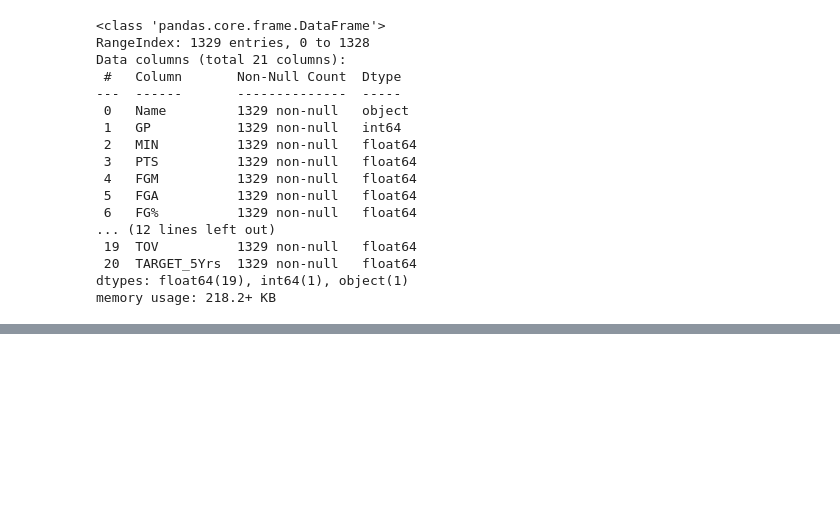
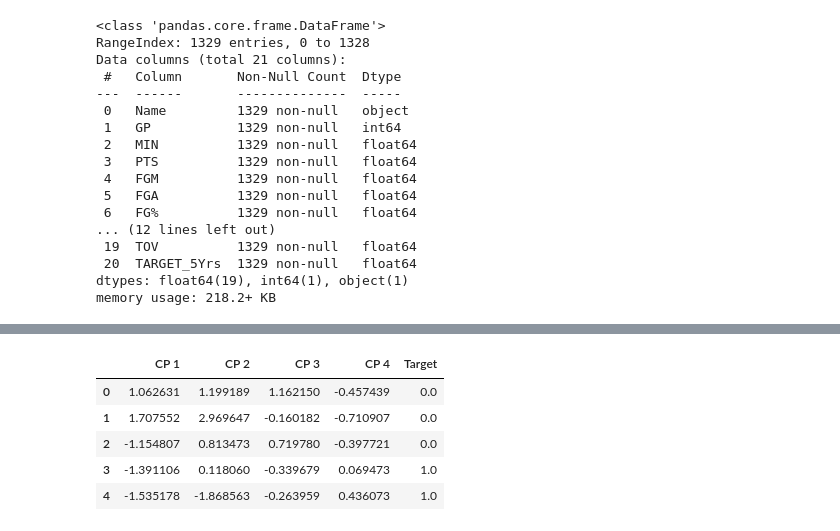
Before and after one commit to VicenteRuiz1/Ciencia-de-Datos, a Jupyter notebook: ExamenFinal.ipynb, the cells around one changed output, grey strips where cells are left out. Drawn from its saved outputs; the diff is of its cells as text; code cells hidden in the pictures; blank space fills up the shorter version.

```diff
--- a/ExamenFinal.ipynb
+++ b/ExamenFinal.ipynb
@@ -55,0 +354,11 @@ df.describe()
+# %%
+#DataFrame con columna binaria "Target"
+df_puntajes['Target'] = df['TARGET_5Yrs']
+df_puntajes.head(5)
+# %% [output]
+|  | CP 1 | CP 2 | CP 3 | CP 4 | Target |
+| 0 | 1.062631 | 1.199189 | 1.162150 | -0.457439 | 0.0 |
+| 1 | 1.707552 | 2.969647 | -0.160182 | -0.710907 | 0.0 |
+| 2 | -1.154807 | 0.813473 | 0.719780 | -0.397721 | 0.0 |
+| 3 | -1.391106 | 0.118060 | -0.339679 | 0.069473 | 1.0 |
+| 4 | -1.535178 | -1.868563 | -0.263959 | 0.436073 | 1.0 |
```
Also changed, not shown: parts of 28 cells of this notebook, 1 other file.
